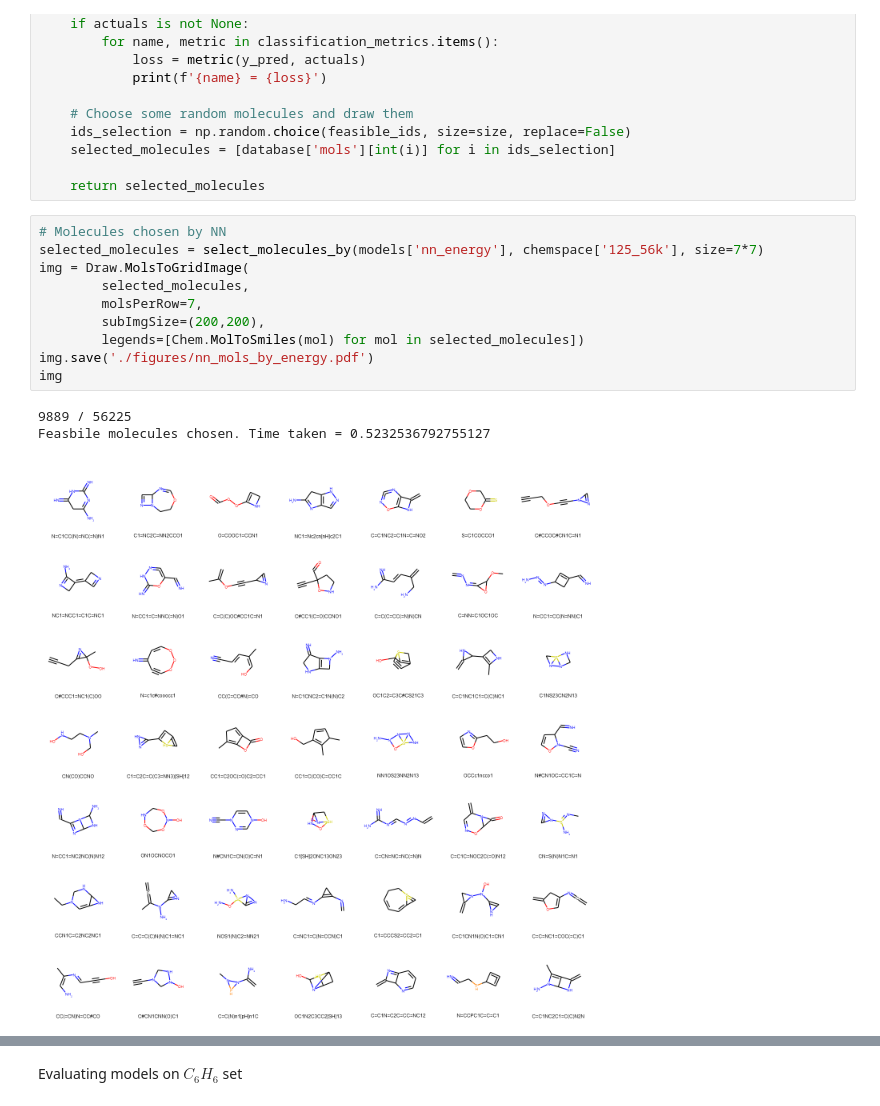
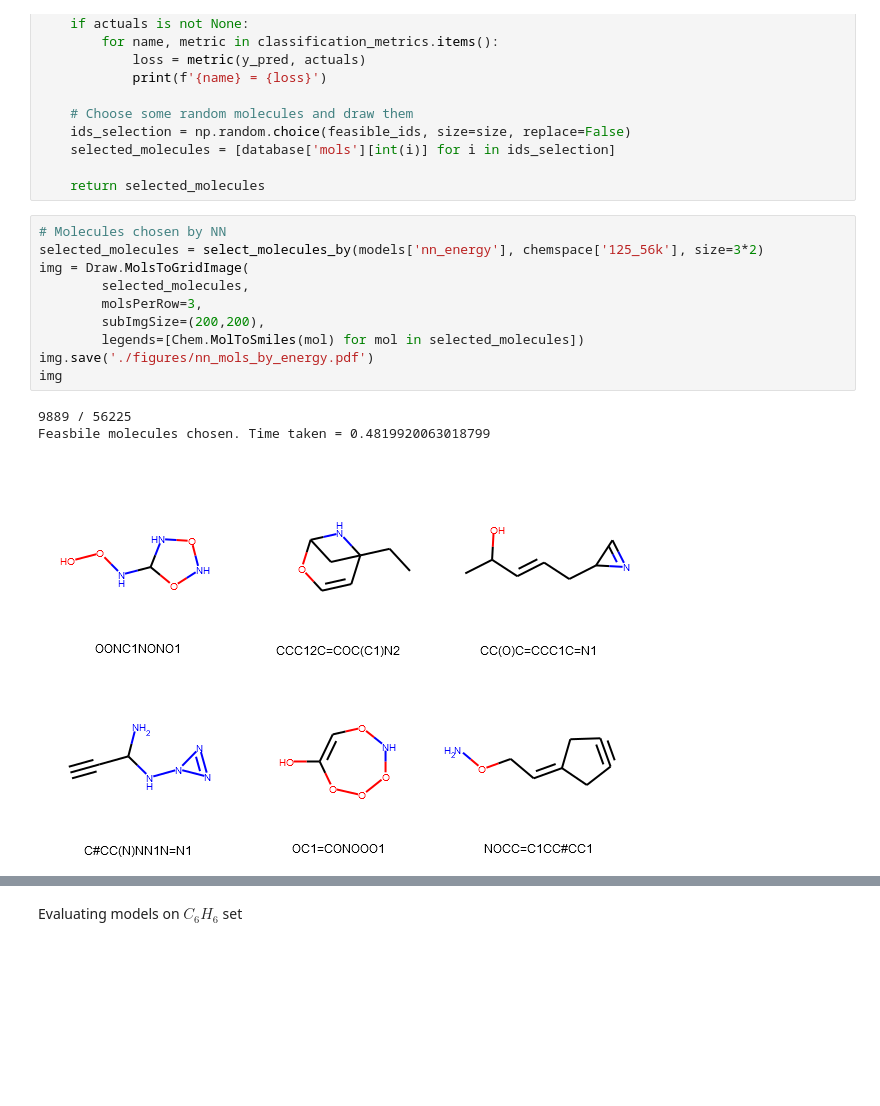
Before and after one commit to pingshiyu/automated-screening, a Jupyter notebook: molecule-plots.ipynb, the cells around one changed output, grey strips where cells are left out. Cells and saved outputs as stored; diff of their text form; blank space fills up the shorter version.

Commit message:
better plots with highlights of selections

```diff
--- a/molecule-plots.ipynb
+++ b/molecule-plots.ipynb
@@ -207,15 +206,15 @@ def select_molecules_by(clf, database, actuals=None, size=5*6):
     return selected_molecules
 # %%
 # Molecules chosen by NN
-selected_molecules = select_molecules_by(models['nn_energy'], chemspace['125_56k'], size=7*7)
+selected_molecules = select_molecules_by(models['nn_energy'], chemspace['125_56k'], size=3*2)
 img = Draw.MolsToGridImage(
         selected_molecules,
-        molsPerRow=7,
+        molsPerRow=3,
         subImgSize=(200,200),
         legends=[Chem.MolToSmiles(mol) for mol in selected_molecules])
 img.save('./figures/nn_mols_by_energy.pdf')
 img
 # %% [output]
 9889 / 56225
-Feasbile molecules chosen. Time taken = 0.5232536792755127
+Feasbile molecules chosen. Time taken = 0.4819920063018799
-[figure, old version]
+[figure, new version]
```
Also changed, not shown: parts of 9 cells of this notebook, 6 other files.
